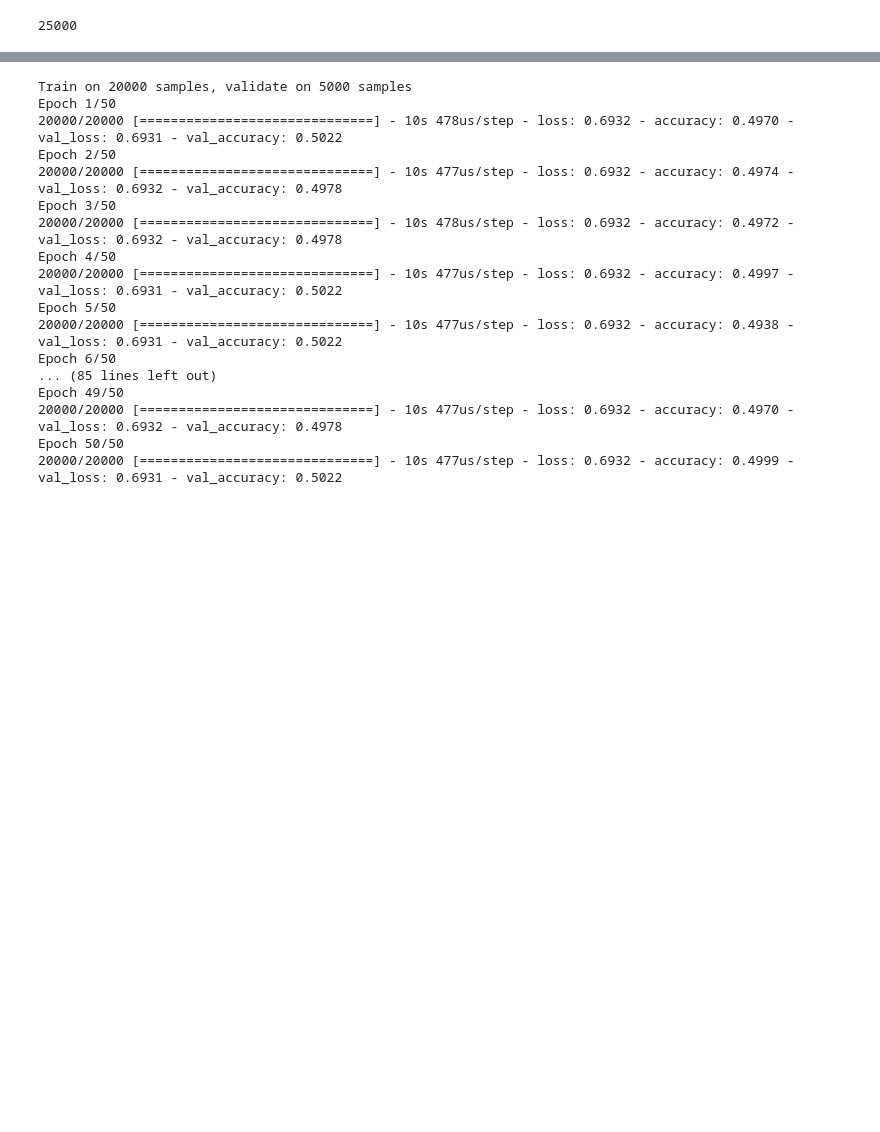
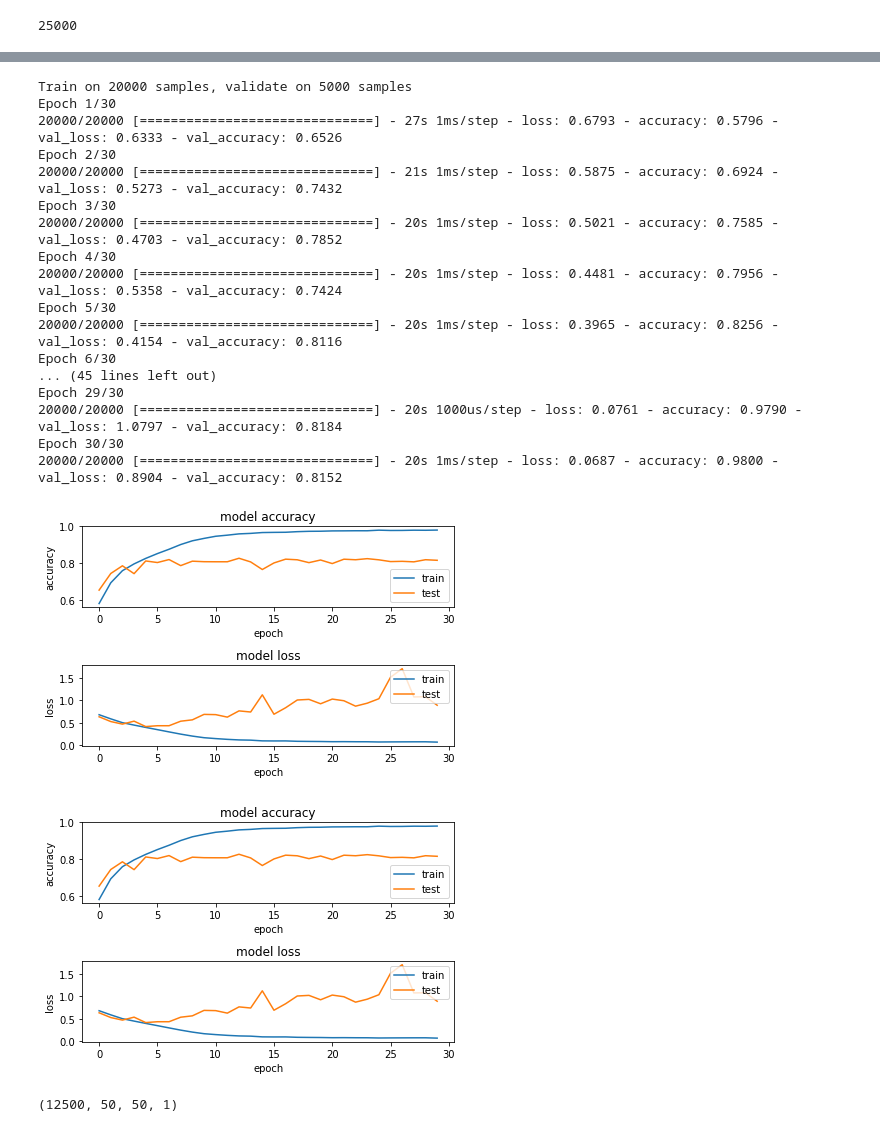
Before and after one commit to siddharthc30/Image_Classification, a Jupyter notebook: ImageClassification.ipynb, the cells around one changed output, grey strips where cells are left out. Saved outputs shown, nothing was run; the diff lists cells and outputs as text; code cells hidden in the pictures; blank space fills up the shorter version.

Commit message:
Evaluated the model

```diff
--- a/ImageClassification.ipynb
+++ b/ImageClassification.ipynb
@@ -113,3 +115,5 @@ for features, label in training_data:
   Y.append(label)
 
 X=np.array(X).reshape(-1,img_size,img_size,1)
+# %%
+Y= keras.utils.to_categorical(Y,num_classes=2)
@@ -184,22 +195,46 @@ Trainable params: 2,731,505
 Non-trainable params: 0
 _________________________________________________________________
 # %%
-history=model.fit(Xtrain,Ytrain,validation_data=(Xtest,Ytest), epochs=50, batch_size=32)
+history=model.fit(Xtrain,Ytrain,validation_data=(Xtest,Ytest), epochs=30, batch_size=32)
 # %% [output]
 Train on 20000 samples, validate on 5000 samples
-Epoch 1/50
-20000/20000 [==============================] - 10s 478us/step - loss: 0.6932 - accuracy: 0.4970 - val_loss: 0.6931 - val_accuracy: 0.5022
-Epoch 2/50
-20000/20000 [==============================] - 10s 477us/step - loss: 0.6932 - accuracy: 0.4974 - val_loss: 0.6932 - val_accuracy: 0.4978
-Epoch 3/50
-20000/20000 [==============================] - 10s 478us/step - loss: 0.6932 - accuracy: 0.4972 - val_loss: 0.6932 - val_accuracy: 0.4978
-Epoch 4/50
-20000/20000 [==============================] - 10s 477us/step - loss: 0.6932 - accuracy: 0.4997 - val_loss: 0.6931 - val_accuracy: 0.5022
-Epoch 5/50
-20000/20000 [==============================] - 10s 477us/step - loss: 0.6932 - accuracy: 0.4938 - val_loss: 0.6931 - val_accuracy: 0.5022
-Epoch 6/50
-... (85 lines left out)
-Epoch 49/50
-20000/20000 [==============================] - 10s 477us/step - loss: 0.6932 - accuracy: 0.4970 - val_loss: 0.6932 - val_accuracy: 0.4978
-Epoch 50/50
-20000/20000 [==============================] - 10s 477us/step - loss: 0.6932 - accuracy: 0.4999 - val_loss: 0.6931 - val_accuracy: 0.5022
+Epoch 1/30
+20000/20000 [==============================] - 27s 1ms/step - loss: 0.6793 - accuracy: 0.5796 - val_loss: 0.6333 - val_accuracy: 0.6526
+Epoch 2/30
+20000/20000 [==============================] - 21s 1ms/step - loss: 0.5875 - accuracy: 0.6924 - val_loss: 0.5273 - val_accuracy: 0.7432
+Epoch 3/30
+20000/20000 [==============================] - 20s 1ms/step - loss: 0.5021 - accuracy: 0.7585 - val_loss: 0.4703 - val_accuracy: 0.7852
+Epoch 4/30
+20000/20000 [==============================] - 20s 1ms/step - loss: 0.4481 - accuracy: 0.7956 - val_loss: 0.5358 - val_accuracy: 0.7424
+Epoch 5/30
+20000/20000 [==============================] - 20s 1ms/step - loss: 0.3965 - accuracy: 0.8256 - val_loss: 0.4154 - val_accuracy: 0.8116
+Epoch 6/30
+... (45 lines left out)
+Epoch 29/30
+20000/20000 [==============================] - 20s 1000us/step - loss: 0.0761 - accuracy: 0.9790 - val_loss: 1.0797 - val_accuracy: 0.8184
+Epoch 30/30
+20000/20000 [==============================] - 20s 1ms/step - loss: 0.0687 - accuracy: 0.9800 - val_loss: 0.8904 - val_accuracy: 0.8152
+# %%
+ fig = plt.figure()
+plt.subplot(2,1,1)
+plt.plot(history.history['accuracy'])
+plt.plot(history.history['val_accuracy'])
+plt.title('model accuracy')
+plt.ylabel('accuracy')
+plt.xlabel('epoch')
+plt.legend(['train', 'test'], loc='lower right')
+
+plt.subplot(2,1,2)
+plt.plot(history.history['loss'])
+plt.plot(history.history['val_loss'])
+plt.title('model loss')
+plt.ylabel('loss')
+plt.xlabel('epoch')
+plt.legend(['train', 'test'], loc='upper right')
+
+plt.tight_layout()
+
+fig
+# %% [output]
+[figure, added]
+[figure, added]
@@ -205,0 +258,6 @@ Epoch 50/50
+# %%
+testing_data=np.array(testing_data).reshape(-1,img_size,img_size,1)
+
+testing_data.shape
+# %% [output]
+(12500, 50, 50, 1)
```
Also changed, not shown: parts of 13 cells of this notebook.
